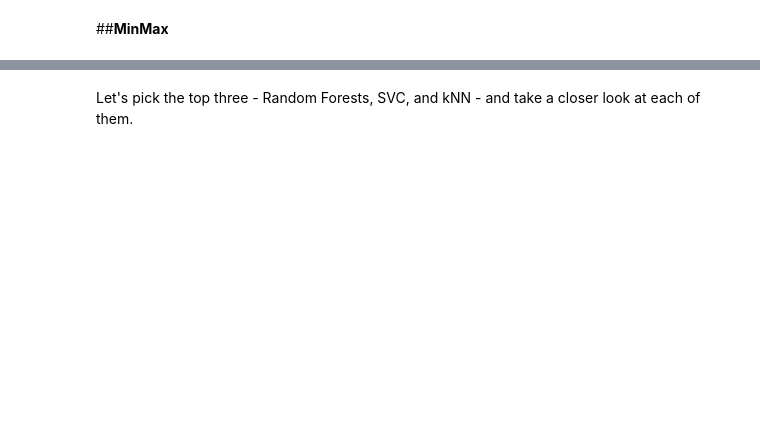
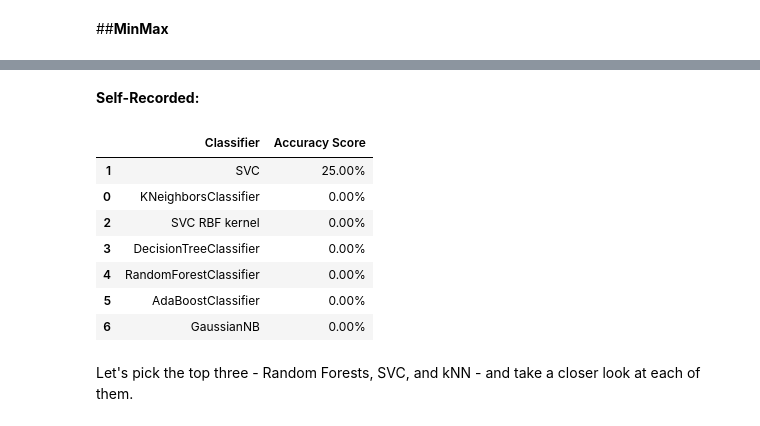
Before and after one commit to 4cekay/Week3-ClassicML, a Jupyter notebook: Week_3_MachineLearning.ipynb, the cells around one changed output, grey strips where cells are left out. Saved outputs shown, nothing was run; the diff lists cells and outputs as text; code cells hidden in the pictures; blank space fills up the shorter version.

```diff
--- a/Week_3_MachineLearning.ipynb
+++ b/Week_3_MachineLearning.ipynb
@@ -711,3 +799,33 @@ minmax_scores_df.sort_values(by='Accuracy Score',axis=0,ascending=False)
+# %% [markdown]
+**Self-Recorded:**
+# %%
+#train each classifier model, one by one
+self_minmax_scores = []
+for model in classification_models:
+
+  #fit = training, needs the FEATURES (X) and the LABELS (y)
+    model.fit(self_X_train_minmax, self_y_train)
+
+  #score = evaluating accuracy, needs TEST FEATURES, and TEST LABELS
+    score = model.score(self_X_test_minmax, self_y_test)
+
+  #append label for presenting
+    model_name = type(model).__name__
+    if model_name=='SVC' and model.kernel=='rbf': model_name+=' RBF kernel'
+    self_minmax_scores.append((model_name,(f'{100*score:.2f}%')))
+
+# Make it pretty
+self_minmax_scores_df = pd.DataFrame(self_minmax_scores,columns=['Classifier','Accuracy Score'])
+self_minmax_scores_df.sort_values(by='Accuracy Score',axis=0,ascending=False)
+# %% [output]
+|  | Classifier | Accuracy Score |
+| 1 | SVC | 25.00% |
+| 0 | KNeighborsClassifier | 0.00% |
+| 2 | SVC RBF kernel | 0.00% |
+| 3 | DecisionTreeClassifier | 0.00% |
+| 4 | RandomForestClassifier | 0.00% |
+| 5 | AdaBoostClassifier | 0.00% |
+| 6 | GaussianNB | 0.00% |
 # %% [markdown]
 Let's pick the top three - Random Forests, SVC, and kNN - and take a closer look at each of them.
 # %% [markdown]
```
Also changed, not shown: parts of 22 cells of this notebook.
